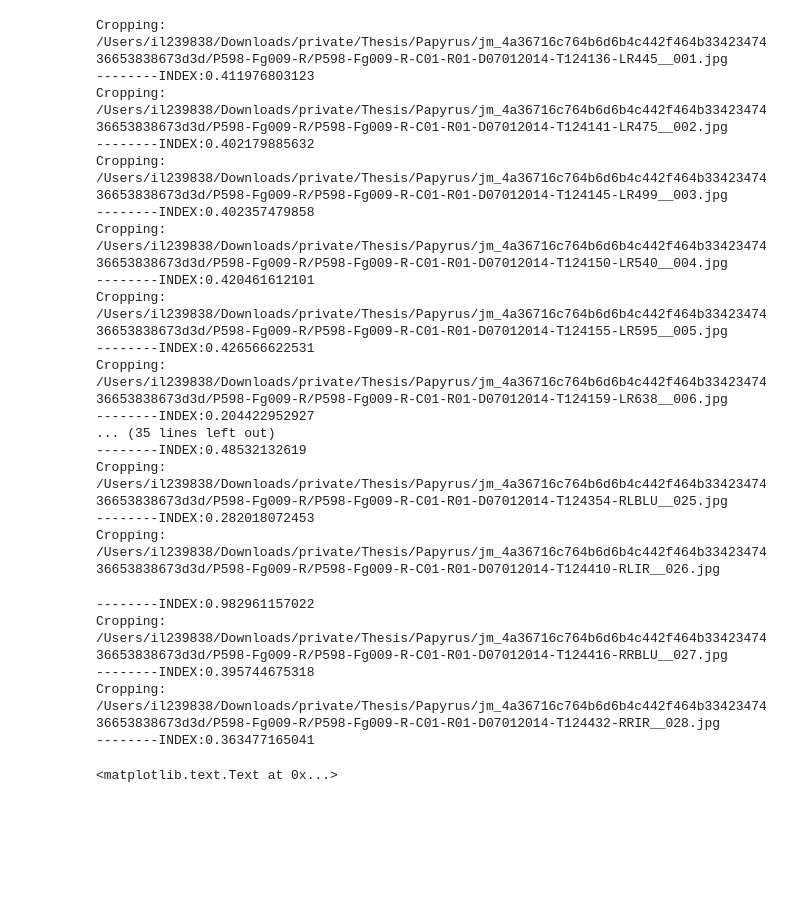
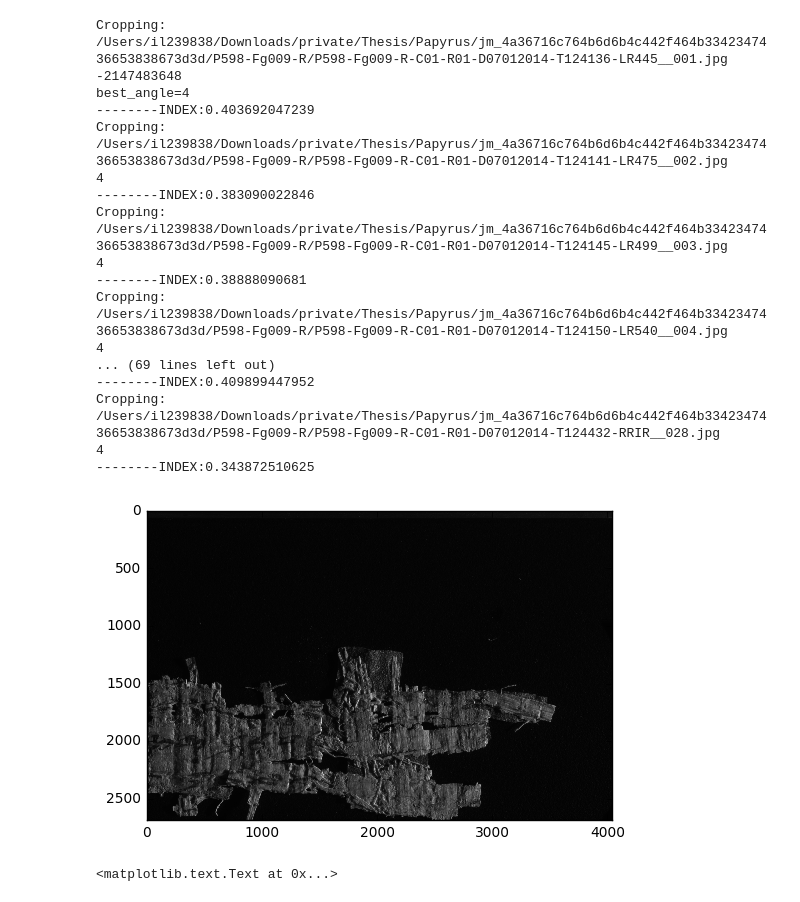
Before and after one commit to roy651/thesis, a Jupyter notebook: index.ipynb, the cells around one changed output. Saved outputs shown, nothing was run; the diff lists cells and outputs as text; code cells hidden in the pictures; blank space fills up the shorter version.

```diff
--- a/index.ipynb
+++ b/index.ipynb
@@ -324,31 +325,32 @@ def plot_img_and_hist(img, axes, bins=256):
 # %%
 # run over the entire folder and iterate for each image
 # TODO: pre-claulate the angle per image!!!!!!!!!!!!!!!!!!!!!!!
 images_paths = read_file_list_in_dir("P598-Fg009-R")
 image_ridges = []
+image_rotation = np.iinfo(np.int32).min
 for image_path in images_paths:
-    image_ridges.append((image_path, get_image_ridge_index(image_path)))
+    print("Cropping: " + image_path)
+    print(image_rotation)
+    ridge_index, image_rotation, image = get_image_ridge_index(image_path, image_rotation)
+    image_ridges.append((image_path, ridge_index))
+    print("--------INDEX:"+str(ridge_index))
 # %% [output]
 Cropping: /Users/il239838/Downloads/private/Thesis/Papyrus/jm_4a36716c764b6d6b4c442f464b3342347436653838673d3d/P598-Fg009-R/P598-Fg009-R-C01-R01-D07012014-T124136-LR445__001.jpg
---------INDEX:0.411976803123
+-2147483648
+best_angle=4
+--------INDEX:0.403692047239
 Cropping: /Users/il239838/Downloads/private/Thesis/Papyrus/jm_4a36716c764b6d6b4c442f464b3342347436653838673d3d/P598-Fg009-R/P598-Fg009-R-C01-R01-D07012014-T124141-LR475__002.jpg
---------INDEX:0.402179885632
+4
+--------INDEX:0.383090022846
 Cropping: /Users/il239838/Downloads/private/Thesis/Papyrus/jm_4a36716c764b6d6b4c442f464b3342347436653838673d3d/P598-Fg009-R/P598-Fg009-R-C01-R01-D07012014-T124145-LR499__003.jpg
---------INDEX:0.402357479858
+4
+--------INDEX:0.38888090681
 Cropping: /Users/il239838/Downloads/private/Thesis/Papyrus/jm_4a36716c764b6d6b4c442f464b3342347436653838673d3d/P598-Fg009-R/P598-Fg009-R-C01-R01-D07012014-T124150-LR540__004.jpg
---------INDEX:0.420461612101
-Cropping: /Users/il239838/Downloads/private/Thesis/Papyrus/jm_4a36716c764b6d6b4c442f464b3342347436653838673d3d/P598-Fg009-R/P598-Fg009-R-C01-R01-D07012014-T124155-LR595__005.jpg
---------INDEX:0.426566622531
-Cropping: /Users/il239838/Downloads/private/Thesis/Papyrus/jm_4a36716c764b6d6b4c442f464b3342347436653838673d3d/P598-Fg009-R/P598-Fg009-R-C01-R01-D07012014-T124159-LR638__006.jpg
---------INDEX:0.204422952927
-... (35 lines left out)
---------INDEX:0.48532132619
-Cropping: /Users/il239838/Downloads/private/Thesis/Papyrus/jm_4a36716c764b6d6b4c442f464b3342347436653838673d3d/P598-Fg009-R/P598-Fg009-R-C01-R01-D07012014-T124354-RLBLU__025.jpg
---------INDEX:0.282018072453
-Cropping: /Users/il239838/Downloads/private/Thesis/Papyrus/jm_4a36716c764b6d6b4c442f464b3342347436653838673d3d/P598-Fg009-R/P598-Fg009-R-C01-R01-D07012014-T124410-RLIR__026.jpg
+4
+... (69 lines left out)
+--------INDEX:0.409899447952
+Cropping: /Users/il239838/Downloads/private/Thesis/Papyrus/jm_4a36716c764b6d6b4c442f464b3342347436653838673d3d/P598-Fg009-R/P598-Fg009-R-C01-R01-D07012014-T124432-RRIR__028.jpg
+4
+--------INDEX:0.343872510625
---------INDEX:0.982961157022
-Cropping: /Users/il239838/Downloads/private/Thesis/Papyrus/jm_4a36716c764b6d6b4c442f464b3342347436653838673d3d/P598-Fg009-R/P598-Fg009-R-C01-R01-D07012014-T124416-RRBLU__027.jpg
---------INDEX:0.395744675318
-Cropping: /Users/il239838/Downloads/private/Thesis/Papyrus/jm_4a36716c764b6d6b4c442f464b3342347436653838673d3d/P598-Fg009-R/P598-Fg009-R-C01-R01-D07012014-T124432-RRIR__028.jpg
---------INDEX:0.363477165041
+[figure, added]
 # %%
```
Also changed, not shown: parts of 10 cells of this notebook, 1 other file.
